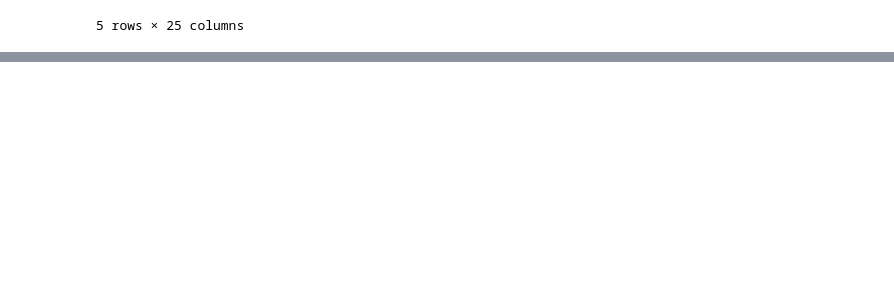
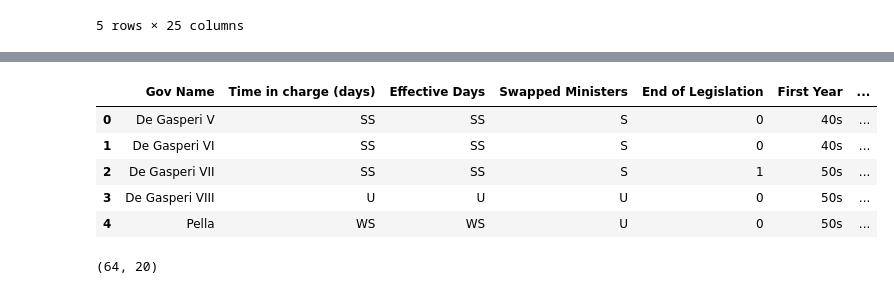
Before and after one commit to Cremadvd/Italian-Government-Stability, a Jupyter notebook: Test_CSV.ipynb, the cells around one changed output, grey strips where cells are left out. Cells and saved outputs as stored; diff of their text form; code cells hidden in the pictures; blank space fills up the shorter version.

```diff
--- a/Test_CSV.ipynb
+++ b/Test_CSV.ipynb
@@ -141,0 +260,33 @@ print(df.columns)
+# %%
+#Encoding Years and Nominals
+years_intervals = [0,1950, 1960,1970,1980, 1990,2000,2010,2020,2030]
+years_labels = ['40s', '50s', '60s', '70s', '80s', '90s', '2000s', '2010s', '2020s']
+legislation_intervals = [0,12,50]
+legislation_labels = ['1R','2R']
+nominal_replacements = {
+    'External Pressure':'EP',
+    'Internal Struggle':'IS',
+    'End of Legislation':'EL',
+    'No confidence':'NC',
+    'Lost Confidence':'LC',
+    'Reshuffle':'R'
+}
+
+
+df['First Year'] = pd.DataFrame(pd.cut(df['First Year'].astype(int), years_intervals, labels=years_labels))
+df['Legislation'] = pd.DataFrame(pd.cut(df['Legislation'].astype(int), legislation_intervals, labels=legislation_labels))
+df = df.replace(nominal_replacements)
+
+
+df.head()
+# %% [output]
+|  | Gov Name | Time in charge (days) | Effective Days | Swapped Ministers | End of Legislation | First Year | ... |
+| 0 | De Gasperi V | SS | SS | S | 0 | 40s | ... |
+| 1 | De Gasperi VI | SS | SS | S | 0 | 40s | ... |
+| 2 | De Gasperi VII | SS | SS | S | 1 | 50s | ... |
+| 3 | De Gasperi VIII | U | U | U | 0 | 50s | ... |
+| 4 | Pella | WS | WS | U | 0 | 50s | ... |
+# %%
+display(df.shape)
+# %% [output]
+(64, 20)
```
Also changed, not shown: parts of 6 cells of this notebook, 1 other file.
